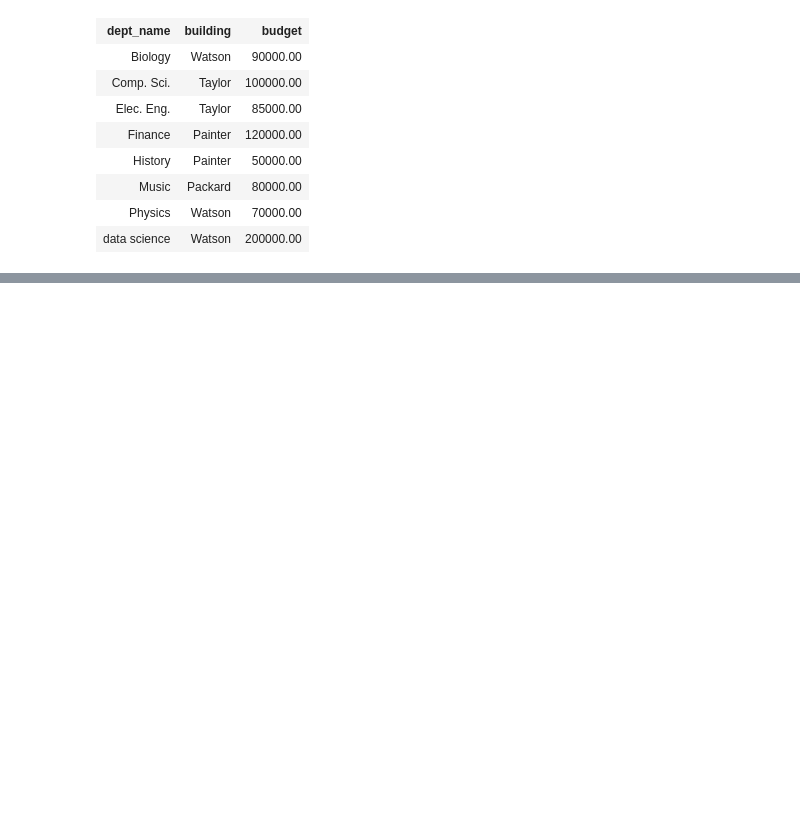
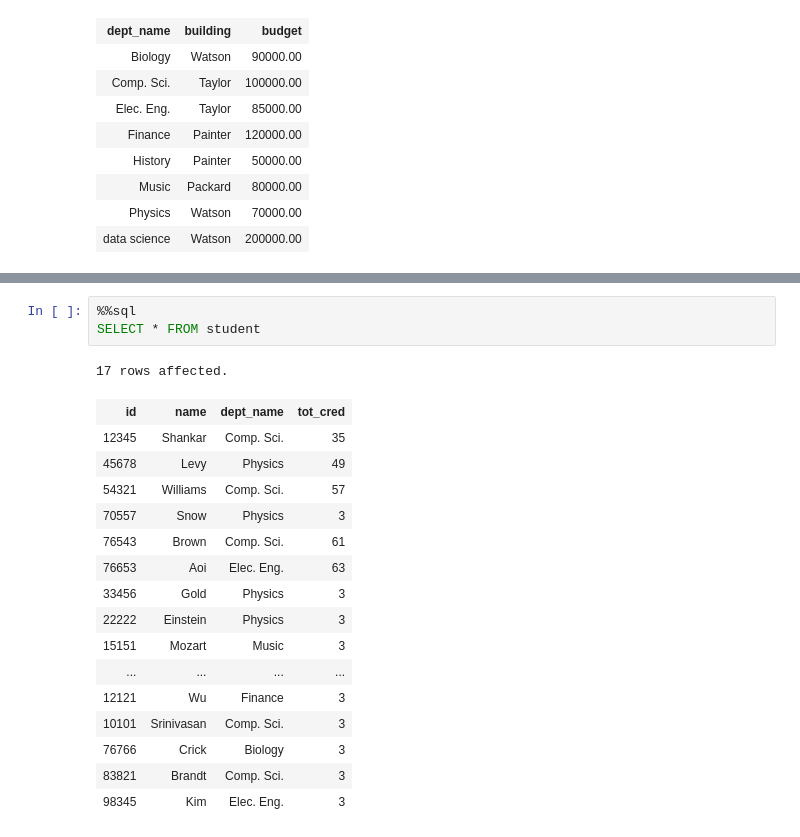
Before and after one commit to IITDBGroup/cs425, a Jupyter notebook: classnotebook-2017-Fall/CS425-2017-Notebook.ipynb, the cells around one changed output, grey strips where cells are left out. Drawn from its saved outputs; the diff is of its cells as text; blank space fills up the shorter version.

```diff
--- a/classnotebook-2017-Fall/CS425-2017-Notebook.ipynb
+++ b/classnotebook-2017-Fall/CS425-2017-Notebook.ipynb
@@ -584,0 +733,21 @@ SELECT * FROM department
+# %%
+%%sql
+SELECT * FROM student
+# %% [output]
+17 rows affected.
+| id | name | dept_name | tot_cred |
+| 12345 | Shankar | Comp. Sci. | 35 |
+| 45678 | Levy | Physics | 49 |
+| 54321 | Williams | Comp. Sci. | 57 |
+| 70557 | Snow | Physics | 3 |
+| 76543 | Brown | Comp. Sci. | 61 |
+| 76653 | Aoi | Elec. Eng. | 63 |
+| 33456 | Gold | Physics | 3 |
+| 22222 | Einstein | Physics | 3 |
+| 15151 | Mozart | Music | 3 |
+| ... | ... | ... | ... |
+| 12121 | Wu | Finance | 3 |
+| 10101 | Srinivasan | Comp. Sci. | 3 |
+| 76766 | Crick | Biology | 3 |
+| 83821 | Brandt | Comp. Sci. | 3 |
+| 98345 | Kim | Elec. Eng. | 3 |
```
Also changed, not shown: parts of 21 cells of this notebook, 1 other file.
